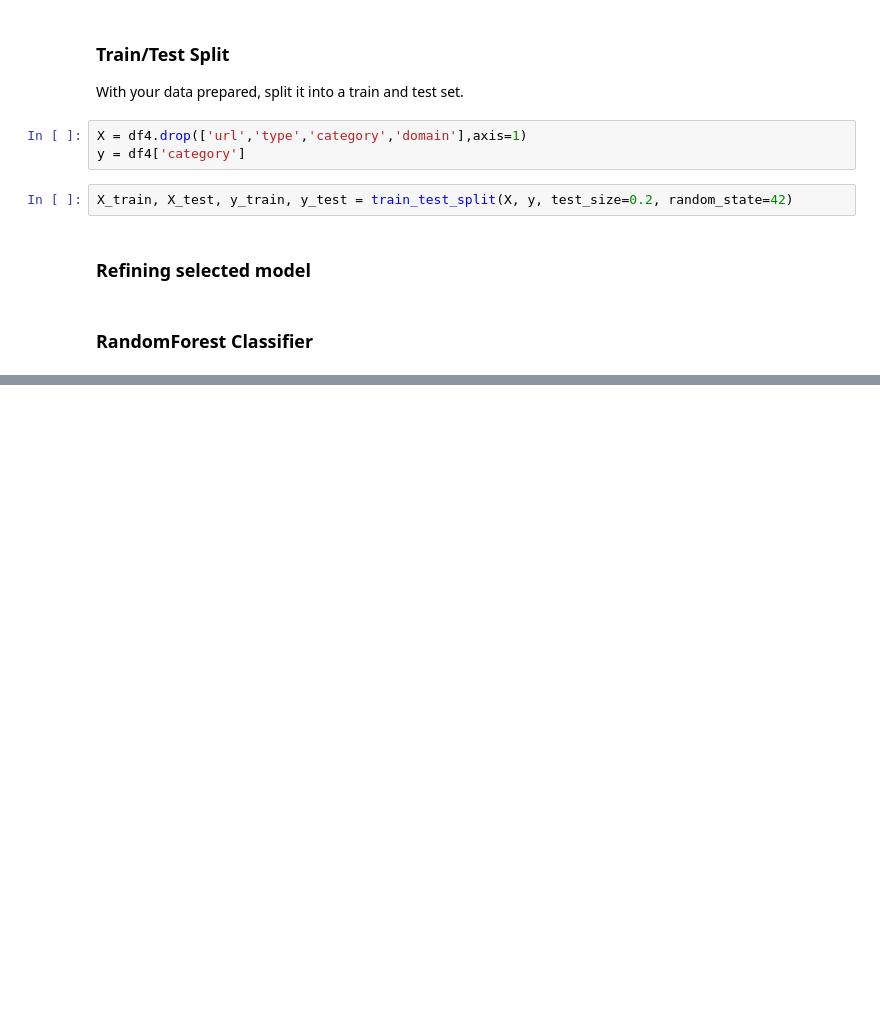
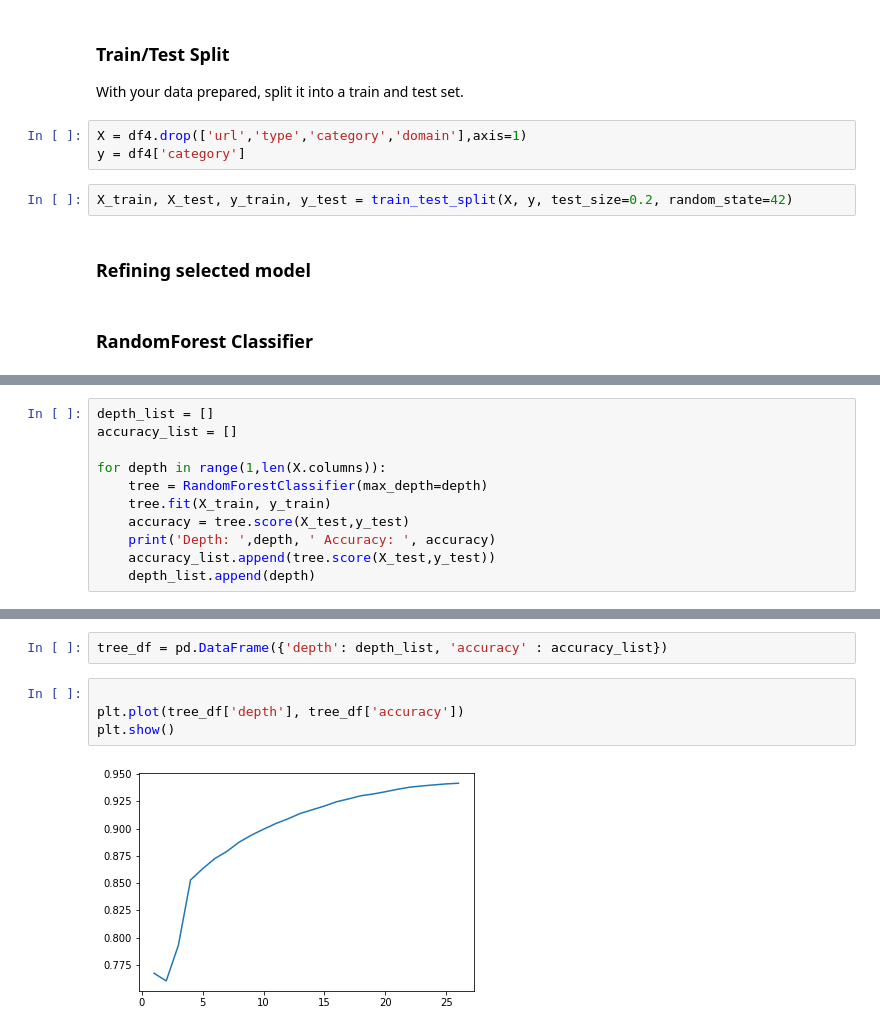
Before and after one commit to pranalee04/BH-PCMLAI-CapstoneProject, a Jupyter notebook: notebook/SelectedModel-RandomForestClassifier-6.ipynb, the cells around one changed output, grey strips where cells are left out. Cells and saved outputs as stored; diff of their text form; blank space fills up the shorter version.

```diff
--- a/notebook/SelectedModel-RandomForestClassifier-6.ipynb
+++ b/notebook/SelectedModel-RandomForestClassifier-6.ipynb
@@ -153,0 +74,11 @@ plt.show()
+# %%
+depth_list = []
+accuracy_list = []
+
+for depth in range(1,len(X.columns)):
+    tree = RandomForestClassifier(max_depth=depth)
+    tree.fit(X_train, y_train)
+    accuracy = tree.score(X_test,y_test)
+    print('Depth: ',depth, ' Accuracy: ', accuracy)
+    accuracy_list.append(tree.score(X_test,y_test))
+    depth_list.append(depth)
@@ -153,0 +103,8 @@ plt.show()
+# %%
+tree_df = pd.DataFrame({'depth': depth_list, 'accuracy' : accuracy_list})
+# %%
+
+plt.plot(tree_df['depth'], tree_df['accuracy'])
+plt.show()
+# %% [output]
+[figure, added]
```
Also changed, not shown: parts of 11 cells of this notebook, 17 other files.
